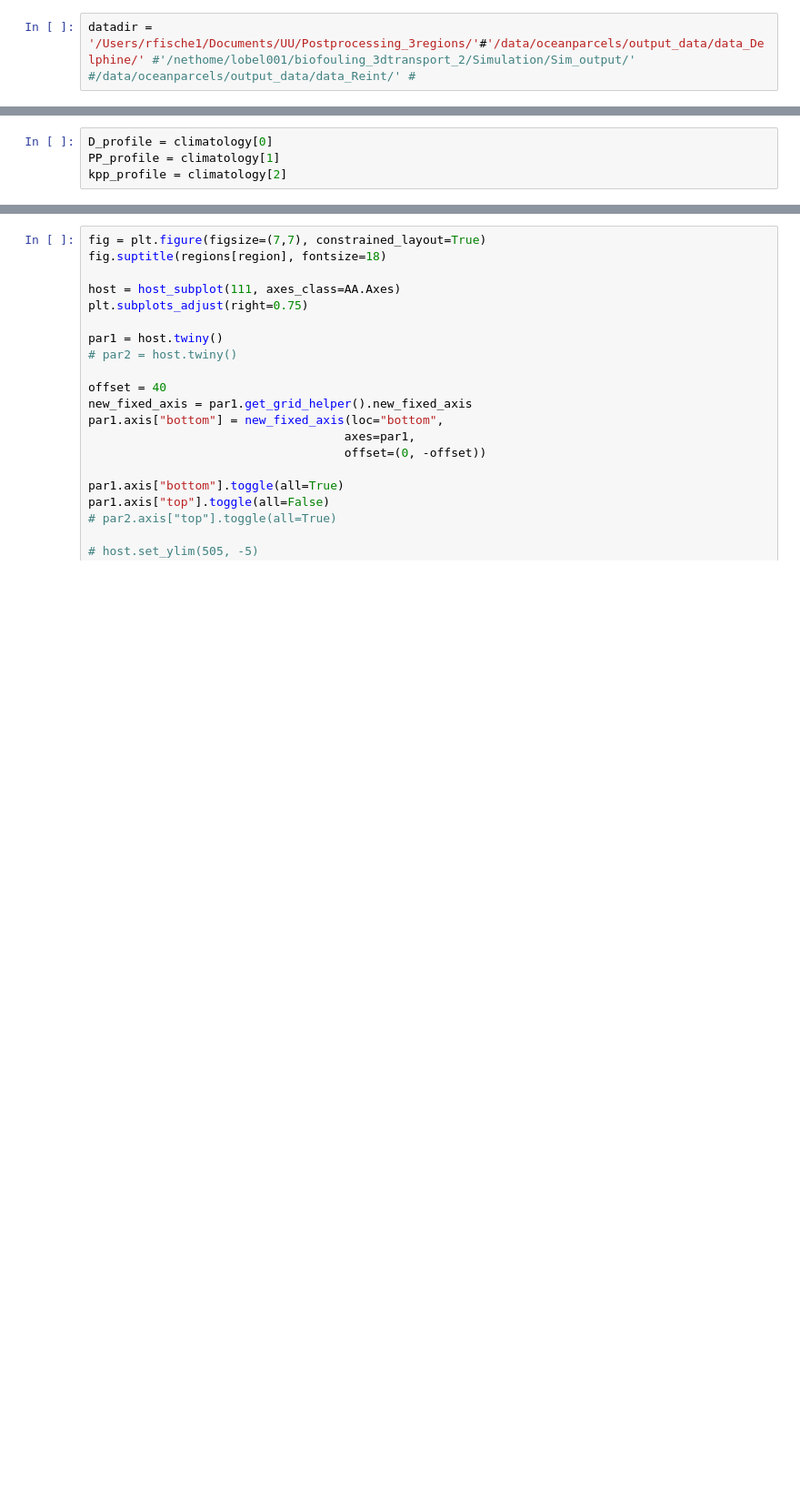
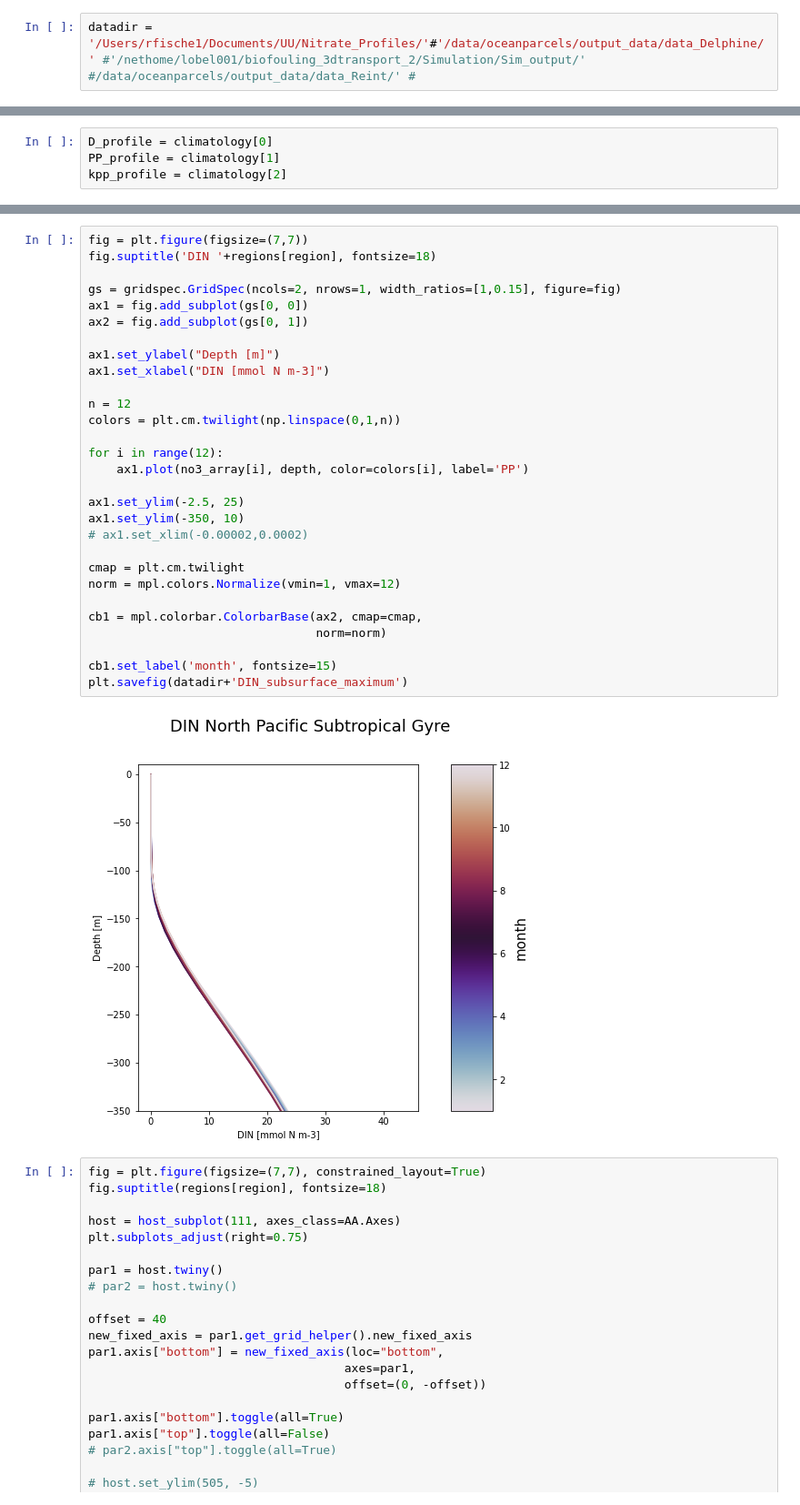
Before and after one commit to OceanParcels/biofouling_3dtransport_2, a Jupyter notebook: Analysis/Climatology.ipynb, the cells around one changed output, grey strips where cells are left out. Shown at 91% size. Cells and saved outputs as stored; diff of their text form; blank space fills up the shorter version.

```diff
--- a/Analysis/Climatology.ipynb
+++ b/Analysis/Climatology.ipynb
@@ -16,7 +16,7 @@ import mpl_toolkits.axisartist as AA
 import warnings
 warnings.filterwarnings("ignore")
 # %%
-datadir = '/Users/rfische1/Documents/UU/Postprocessing_3regions/'#'/data/oceanparcels/output_data/data_Delphine/' #'/nethome/lobel001/biofouling_3dtransport_2/Simulation/Sim_output/' #/data/oceanparcels/output_data/data_Reint/' #
+datadir = '/Users/rfische1/Documents/UU/Nitrate_Profiles/'#'/data/oceanparcels/output_data/data_Delphine/' #'/nethome/lobel001/biofouling_3dtransport_2/Simulation/Sim_output/' #/data/oceanparcels/output_data/data_Reint/' #
 # %%
 regions = {'EqPac': 'Equatorial Pacific',
            'GPGP': 'Great Pacific Garbage Patch',
@@ -77,3 +97,34 @@ cb1.set_label('month', fontsize=15)
+# %%
+fig = plt.figure(figsize=(7,7))
+fig.suptitle('DIN '+regions[region], fontsize=18)
+
+gs = gridspec.GridSpec(ncols=2, nrows=1, width_ratios=[1,0.15], figure=fig)
+ax1 = fig.add_subplot(gs[0, 0])
+ax2 = fig.add_subplot(gs[0, 1])
+
+ax1.set_ylabel("Depth [m]")
+ax1.set_xlabel("DIN [mmol N m-3]")
+
+n = 12
+colors = plt.cm.twilight(np.linspace(0,1,n))
+
+for i in range(12):
+    ax1.plot(no3_array[i], depth, color=colors[i], label='PP')
+
+ax1.set_ylim(-2.5, 25)
+ax1.set_ylim(-350, 10)
+# ax1.set_xlim(-0.00002,0.0002)
+
+cmap = plt.cm.twilight
+norm = mpl.colors.Normalize(vmin=1, vmax=12)
+
+cb1 = mpl.colorbar.ColorbarBase(ax2, cmap=cmap,
+                                norm=norm)
+
+cb1.set_label('month', fontsize=15)
+plt.savefig(datadir+'DIN_subsurface_maximum')
+# %% [output]
+[figure, added]
 # %%
 fig = plt.figure(figsize=(7,7), constrained_layout=True)
 fig.suptitle(regions[region], fontsize=18)
```
Also changed, not shown: parts of 5 cells of this notebook, 4 other files.
